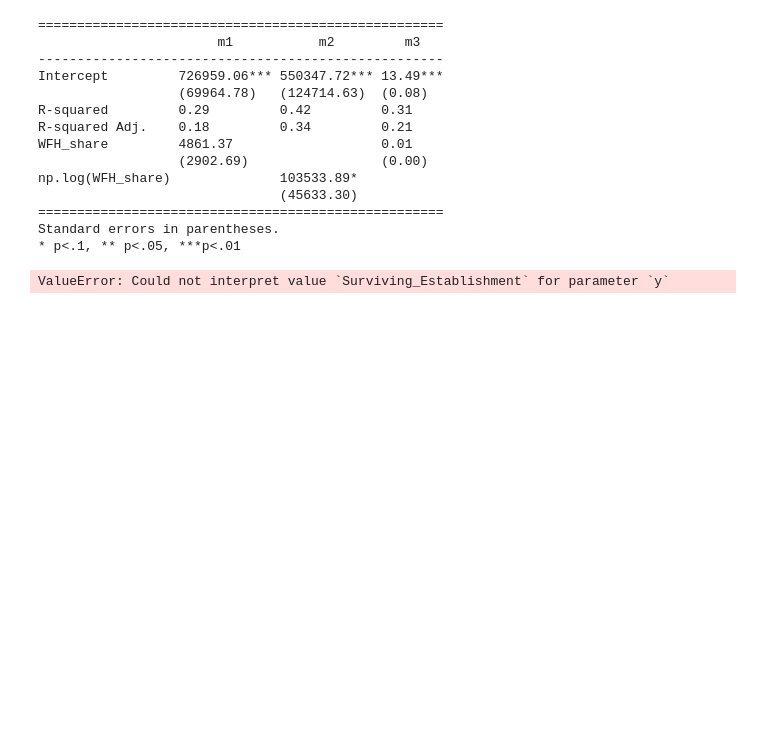
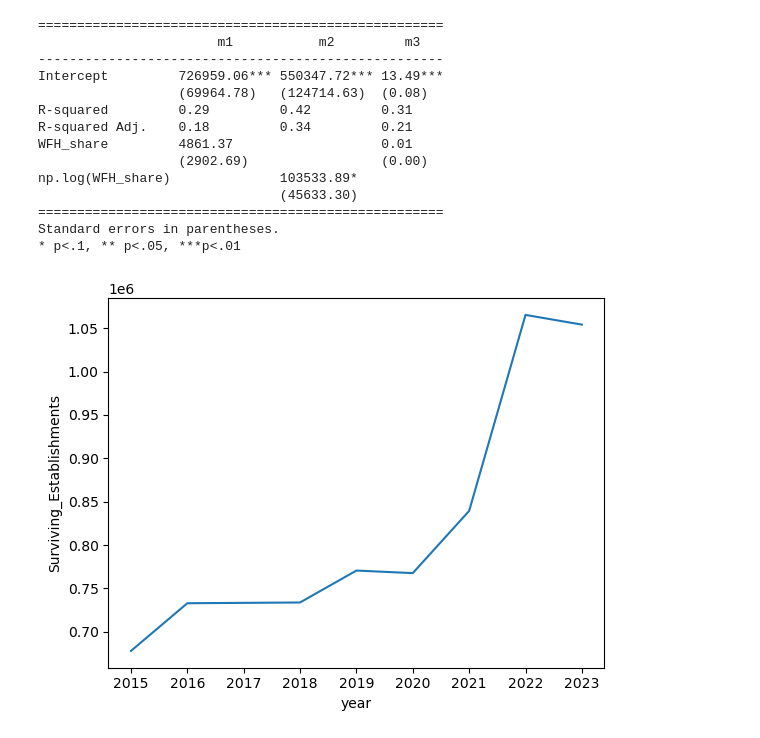
Before and after one commit to Keith-Cheung/FIN377-Final-Project, a Jupyter notebook: build_sample.ipynb, the cells around one changed output. Saved outputs shown, nothing was run; the diff lists cells and outputs as text; code cells hidden in the pictures; blank space fills up the shorter version.

```diff
--- a/build_sample.ipynb
+++ b/build_sample.ipynb
@@ -236,8 +236,8 @@ Standard errors in parentheses.
 * p<.1, ** p<.05, ***p<.01
 # %%
 lineplot1 = sns.lineplot(data = wfh_startups,
-             x='year',y='Surviving_Establishment') #style='gsector'
+             x='year',y='Surviving_Establishments') #style='gsector'
 # %% [output]
-ValueError: Could not interpret value `Surviving_Establishment` for parameter `y`
+[figure, added]
 # %%
 lineplot2 = sns.lineplot(data = wfh_startups,
```
Also changed, not shown: parts of 4 cells of this notebook.
